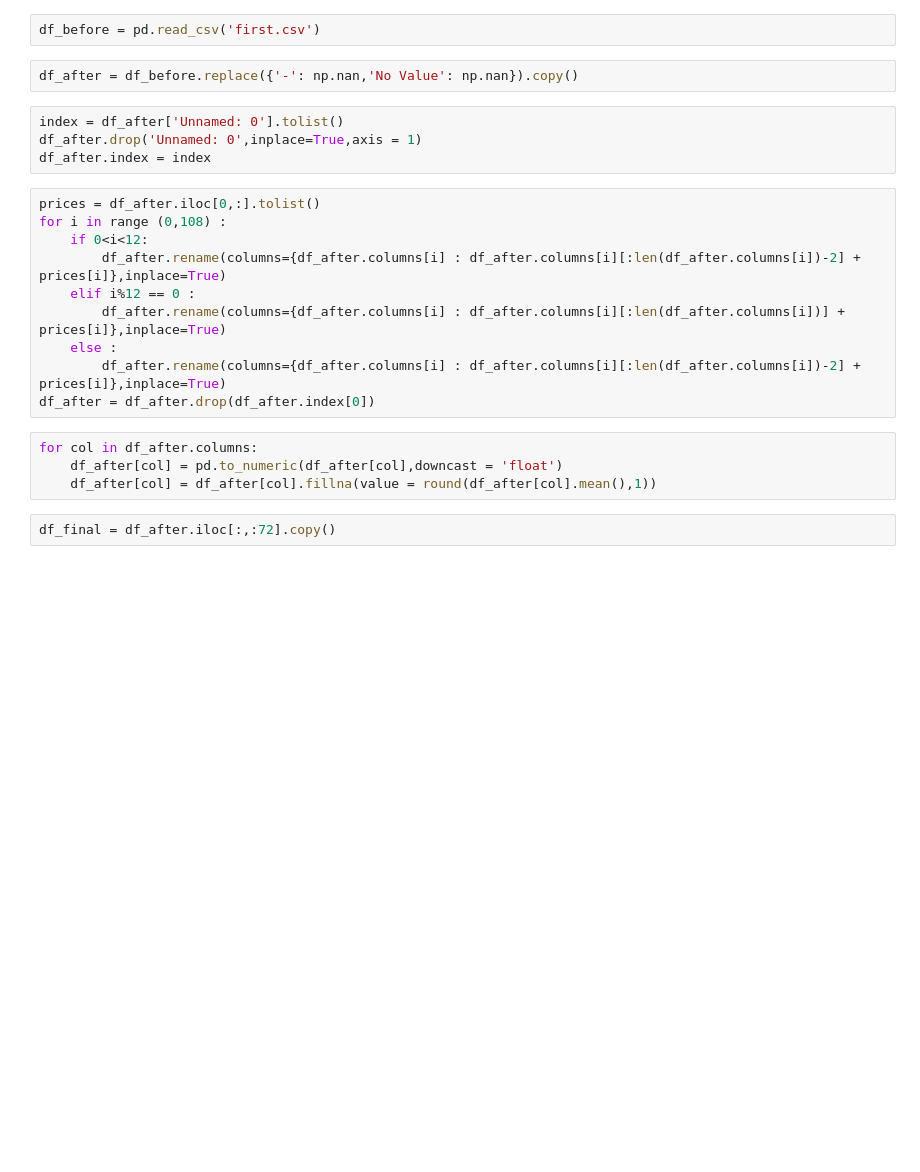
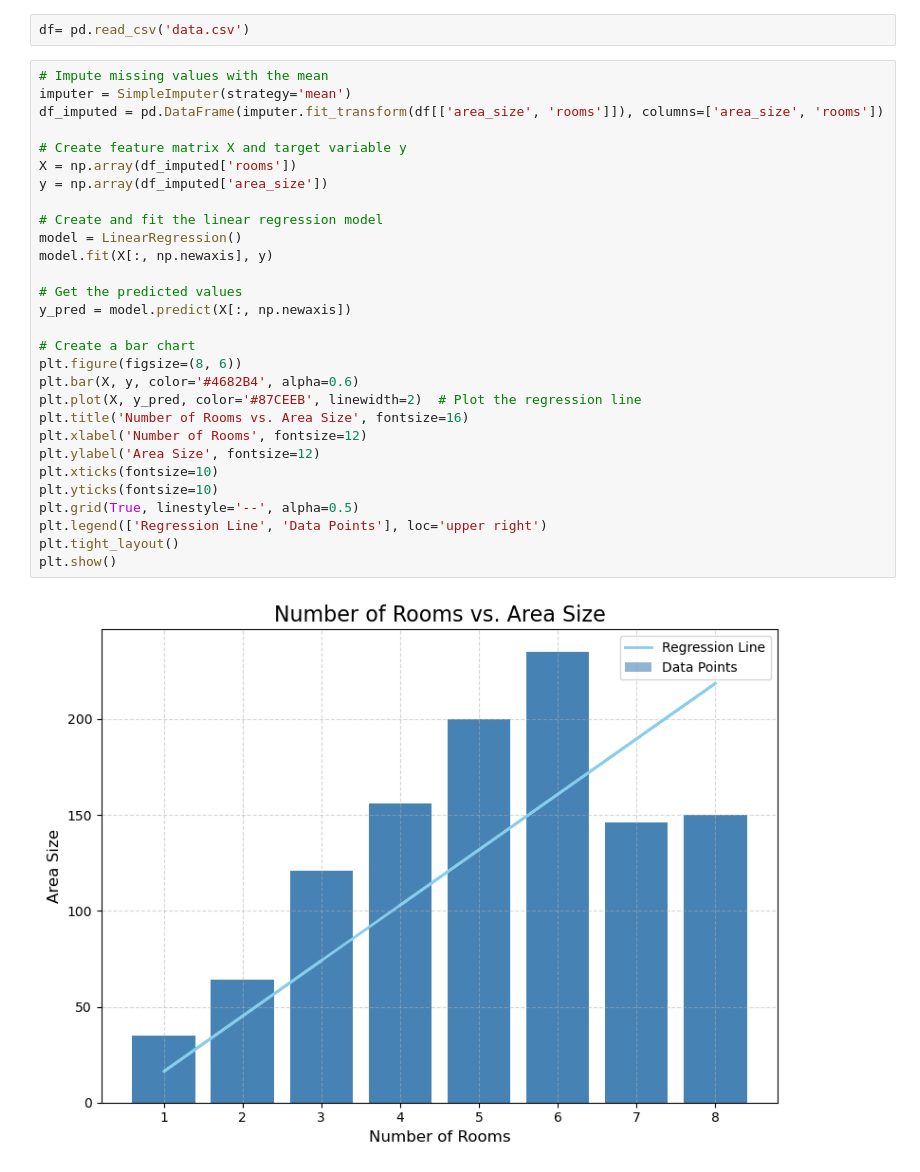
Before and after one commit to sharonsalman/DataScience, a Jupyter notebook: Load From Csv.ipynb, the cells around one changed output. Drawn from its saved outputs; the diff is of its cells as text; blank space fills up the shorter version.

Commit message:
Create more regressions

```diff
--- a/Load From Csv.ipynb
+++ b/Load From Csv.ipynb
@@ -7,24 +9,33 @@ import matplotlib.patches as mpatches
 # %%
-df_before = pd.read_csv('first.csv')
+df= pd.read_csv('data.csv')
-# %%
-df_after = df_before.replace({'-': np.nan,'No Value': np.nan}).copy()
-# %%
-index = df_after['Unnamed: 0'].tolist()
-df_after.drop('Unnamed: 0',inplace=True,axis = 1)
-df_after.index = index
-# %%
-prices = df_after.iloc[0,:].tolist()
-for i in range (0,108) :
-    if 0<i<12:
-        df_after.rename(columns={df_after.columns[i] : df_after.columns[i][:len(df_after.columns[i])-2] + prices[i]},inplace=True)
-    elif i%12 == 0 :
-        df_after.rename(columns={df_after.columns[i] : df_after.columns[i][:len(df_after.columns[i])] + prices[i]},inplace=True)
-    else :
-        df_after.rename(columns={df_after.columns[i] : df_after.columns[i][:len(df_after.columns[i])-2] + prices[i]},inplace=True)
-df_after = df_after.drop(df_after.index[0])
-# %%
-for col in df_after.columns:
-    df_after[col] = pd.to_numeric(df_after[col],downcast = 'float')
-    df_after[col] = df_after[col].fillna(value = round(df_after[col].mean(),1))
-# %%
-df_final = df_after.iloc[:,:72].copy()
+# %%
+# Impute missing values with the mean
+imputer = SimpleImputer(strategy='mean')
+df_imputed = pd.DataFrame(imputer.fit_transform(df[['area_size', 'rooms']]), columns=['area_size', 'rooms'])
+
+# Create feature matrix X and target variable y
+X = np.array(df_imputed['rooms'])
+y = np.array(df_imputed['area_size'])
+
+# Create and fit the linear regression model
+model = LinearRegression()
+model.fit(X[:, np.newaxis], y)
+
+# Get the predicted values
+y_pred = model.predict(X[:, np.newaxis])
+
+# Create a bar chart
+plt.figure(figsize=(8, 6))
+plt.bar(X, y, color='#4682B4', alpha=0.6)
+plt.plot(X, y_pred, color='#87CEEB', linewidth=2)  # Plot the regression line
+plt.title('Number of Rooms vs. Area Size', fontsize=16)
+plt.xlabel('Number of Rooms', fontsize=12)
+plt.ylabel('Area Size', fontsize=12)
+plt.xticks(fontsize=10)
+plt.yticks(fontsize=10)
+plt.grid(True, linestyle='--', alpha=0.5)
+plt.legend(['Regression Line', 'Data Points'], loc='upper right')
+plt.tight_layout()
+plt.show()
+# %% [output]
+[figure, added]
```
Also changed, not shown: parts of 3 cells of this notebook.
